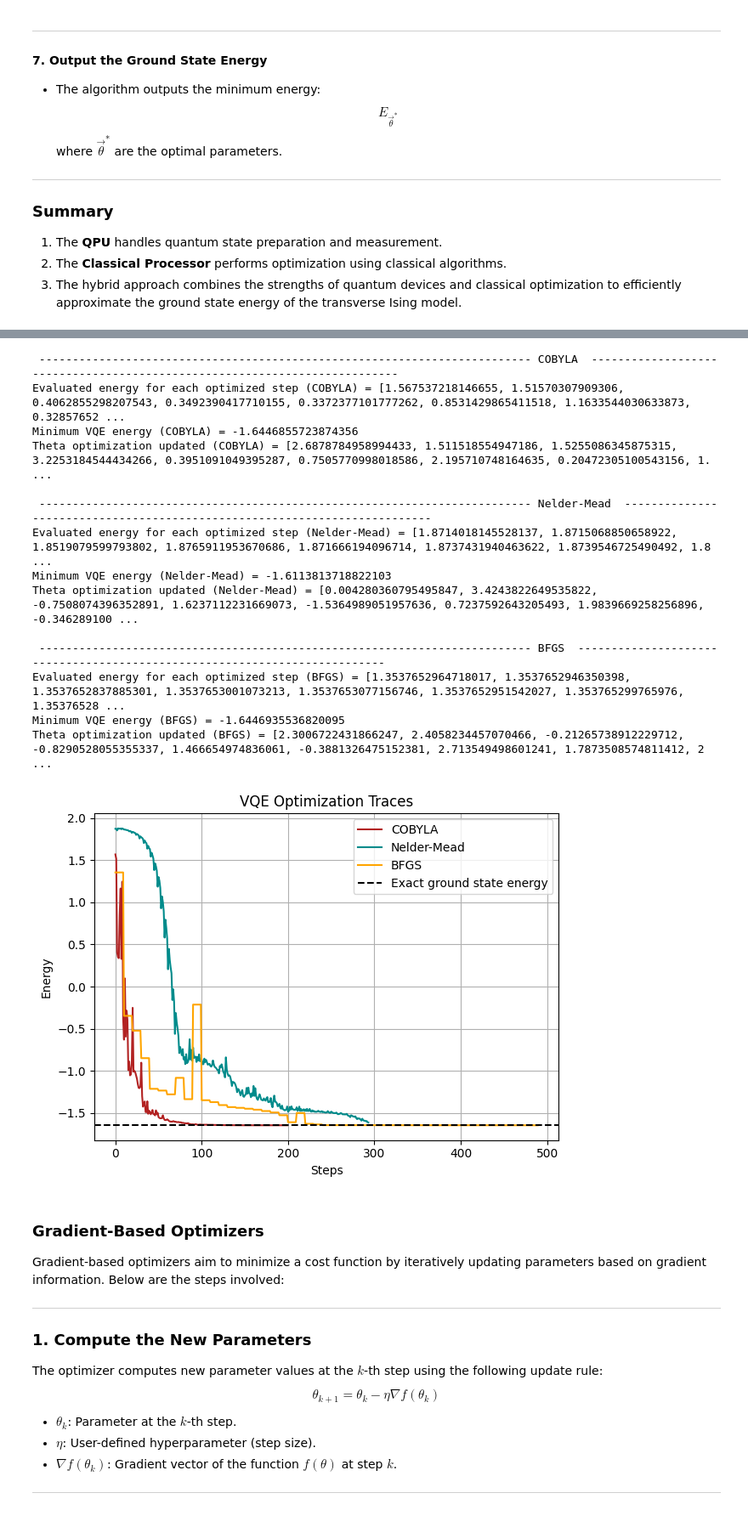
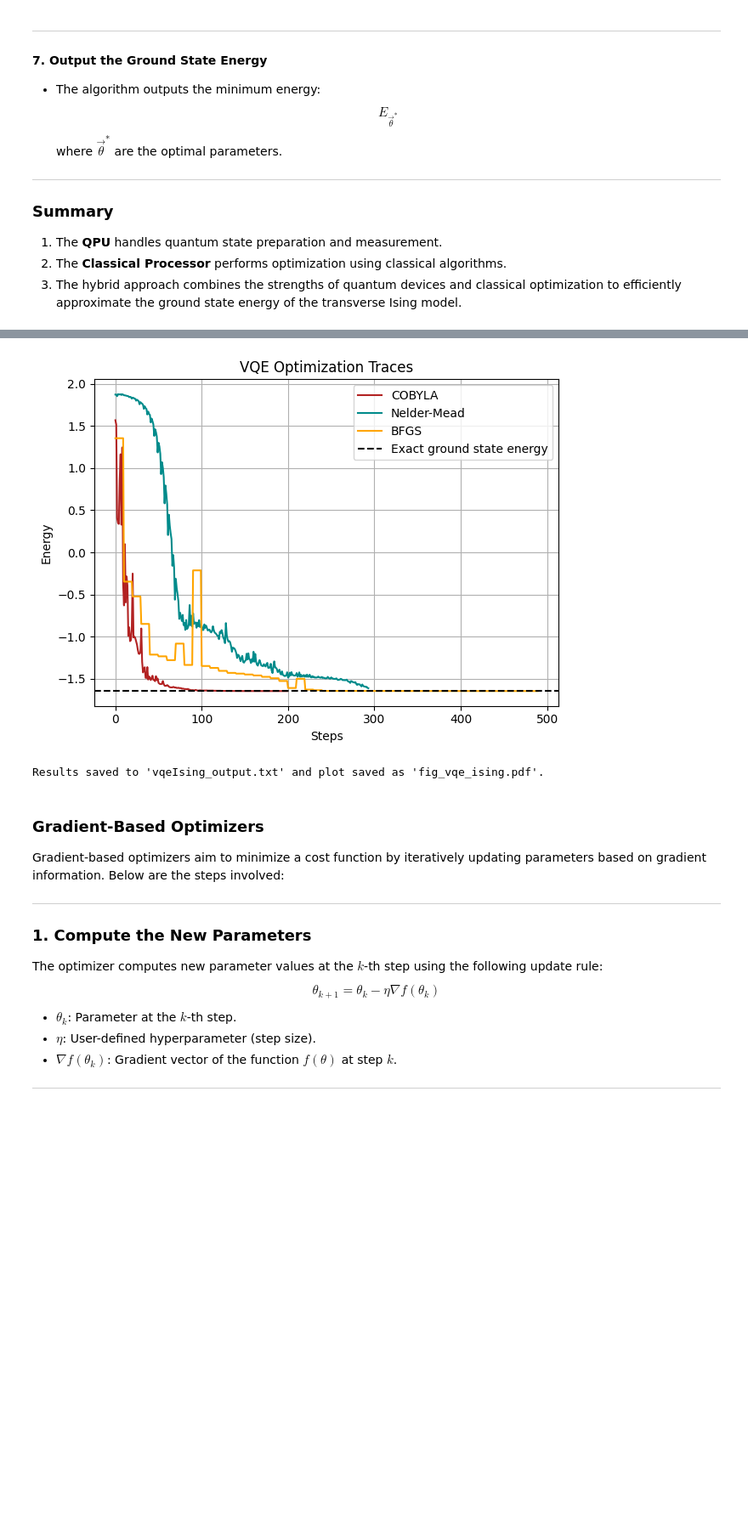
Before and after one commit to huybinhtr/Washington_meet, a Jupyter notebook: tutorial.ipynb, the cells around one changed output, grey strips where cells are left out. Shown: that part at 85% size. Drawn from its saved outputs; the diff is of its cells as text; code cells hidden in the pictures; blank space fills up the shorter version.

```diff
--- a/tutorial.ipynb
+++ b/tutorial.ipynb
@@ -347,48 +347,52 @@ Sorted Results:
 # %%
+import matplotlib.pyplot as plt
+
+# Sample result data structure for testing
 methods = ["COBYLA", "Nelder-Mead", "BFGS"]
 colors = {"COBYLA": "firebrick", "Nelder-Mead": "darkcyan", "BFGS": "orange"}
 
-for method in methods:
-    print(" --------------------------------------------------------------------------", method , " --------------------------------------------------------------------------")
-    vals_U = result[method].meta_data["optimization_trace"]
-    trace_U = eval(vals_U)
-    print("Evaluated energy for each optimized step (%s) = %s" % (method, vals_U))
-    xlist_U = result[method].value
-    print("Minimum VQE energy (%s) = %s" % (method, xlist_U))
-    ylist_U = result[method].meta_data["parameters"]
-    print("Theta optimization updated (%s) = %s" % (method, ylist_U))
-    print("                                                                                                                                                                  ")
+# Open a file to save the output
+with open("vqe_output.txt", "w") as file:
+    file.write("VQE Optimization Results\n")
+    file.write("=" * 80 + "\n")
 
-    plt.plot(eval(result[method].meta_data['optimization_trace']),
-             label=method, color=colors[method])
+    for method in methods:
+        file.write(f"Method: {method}\n")
+        file.write("-" * 80 + "\n")
+
+        vals_U = result[method].meta_data["optimization_trace"]
+        trace_U = eval(vals_U)
+        xlist_U = result[method].value
+        ylist_U = result[method].meta_data["parameters"]
+
+        # Save the values to the file
+        file.write(f"Evaluated energy for each step: {trace_U}\n")
+        file.write(f"Minimum VQE energy: {xlist_U}\n")
+        file.write(f"Theta optimization updated: {ylist_U}\n\n")
+
+        # Plot the optimization trace
+        plt.plot(trace_U, label=method, color=colors[method])
+
+    file.write("=" * 80 + "\n")
+    file.write("End of Results\n")
 
 # Plot optimization traces
-
 plt.axhline(xlist_U, color='black', linestyle='--', label="Exact ground state energy")
 plt.legend(loc="best")
 plt.xlabel("Steps")
 plt.ylabel("Energy")
 plt.grid(True)
 plt.title("VQE Optimization Traces")
+plt.tight_layout()
+
+# Save and show the plot
 plt.savefig("fig_vqe_ising.pdf")
-plt.tight_layout()
 plt.show()
+
+print("Results saved to 'vqeIsing_output.txt' and plot saved as 'fig_vqe_ising.pdf'.")
 # %% [output]
+[figure]
- -------------------------------------------------------------------------- COBYLA  --------------------------------------------------------------------------
-Evaluated energy for each optimized step (COBYLA) = [1.567537218146655, 1.51570307909306, 0.4062855298207543, 0.3492390417710155, 0.3372377101777262, 0.8531429865411518, 1.1633544030633873, 0.32857652 ...
-Minimum VQE energy (COBYLA) = -1.6446855723874356
-Theta optimization updated (COBYLA) = [2.6878784958994433, 1.511518554947186, 1.5255086345875315, 3.2253184544434266, 0.3951091049395287, 0.7505770998018586, 2.195710748164635, 0.20472305100543156, 1. ...
-
- -------------------------------------------------------------------------- Nelder-Mead  --------------------------------------------------------------------------
-Evaluated energy for each optimized step (Nelder-Mead) = [1.8714018145528137, 1.8715068850658922, 1.8519079599793802, 1.8765911953670686, 1.871666194096714, 1.8737431940463622, 1.8739546725490492, 1.8 ...
-Minimum VQE energy (Nelder-Mead) = -1.6113813718822103
-Theta optimization updated (Nelder-Mead) = [0.004280360795495847, 3.4243822649535822, -0.7508074396352891, 1.6237112231669073, -1.5364989051957636, 0.7237592643205493, 1.9839669258256896, -0.346289100 ...
-
- -------------------------------------------------------------------------- BFGS  --------------------------------------------------------------------------
-Evaluated energy for each optimized step (BFGS) = [1.3537652964718017, 1.3537652946350398, 1.3537652837885301, 1.3537653001073213, 1.3537653077156746, 1.3537652951542027, 1.353765299765976, 1.35376528 ...
-Minimum VQE energy (BFGS) = -1.6446935536820095
-Theta optimization updated (BFGS) = [2.3006722431866247, 2.4058234457070466, -0.21265738912229712, -0.8290528055355337, 1.466654974836061, -0.3881326475152381, 2.713549498601241, 1.7873508574811412, 2 ...
+Results saved to 'vqeIsing_output.txt' and plot saved as 'fig_vqe_ising.pdf'.
-[figure]
 # %% [markdown]
 ### Gradient-Based Optimizers
 
```
Also changed, not shown: parts of 8 cells of this notebook, 23 other files.
